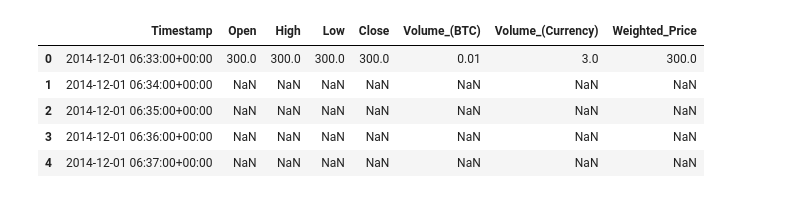
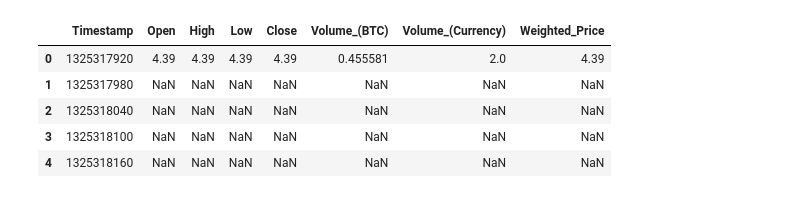
Before and after one commit to mwoss/timeseries-decision-trees, a Jupyter notebook: crypto_forcasting.ipynb, the cells around one changed output. Drawn from its saved outputs; the diff is of its cells as text; code cells hidden in the pictures.

```diff
--- a/crypto_forcasting.ipynb
+++ b/crypto_forcasting.ipynb
@@ -49,0 +12,5 @@ memory usage: 128.2 MB
+# %%
+# https://www.kaggle.com/mczielinski/bitcoin-historical-data
+DATASET_PATH = "data/bitcoin-historical.csv"
+# %%
+df = pd.read_csv(DATASET_PATH)
@@ -50,9 +19,9 @@ memory usage: 128.2 MB
 # %%
-data.head()
+df.head()
 # %% [output]
 |  | Timestamp | Open | High | Low | Close | Volume_(BTC) | Volume_(Currency) | Weighted_Price |
-| 0 | 2014-12-01 06:33:00+00:00 | 300.0 | 300.0 | 300.0 | 300.0 | 0.01 | 3.0 | 300.0 |
-| 1 | 2014-12-01 06:34:00+00:00 | NaN | NaN | NaN | NaN | NaN | NaN | NaN |
-| 2 | 2014-12-01 06:35:00+00:00 | NaN | NaN | NaN | NaN | NaN | NaN | NaN |
-| 3 | 2014-12-01 06:36:00+00:00 | NaN | NaN | NaN | NaN | NaN | NaN | NaN |
-| 4 | 2014-12-01 06:37:00+00:00 | NaN | NaN | NaN | NaN | NaN | NaN | NaN |
+| 0 | 1325317920 | 4.39 | 4.39 | 4.39 | 4.39 | 0.455581 | 2.0 | 4.39 |
+| 1 | 1325317980 | NaN | NaN | NaN | NaN | NaN | NaN | NaN |
+| 2 | 1325318040 | NaN | NaN | NaN | NaN | NaN | NaN | NaN |
+| 3 | 1325318100 | NaN | NaN | NaN | NaN | NaN | NaN | NaN |
+| 4 | 1325318160 | NaN | NaN | NaN | NaN | NaN | NaN | NaN |
```
Also changed, not shown: parts of 38 cells of this notebook.
